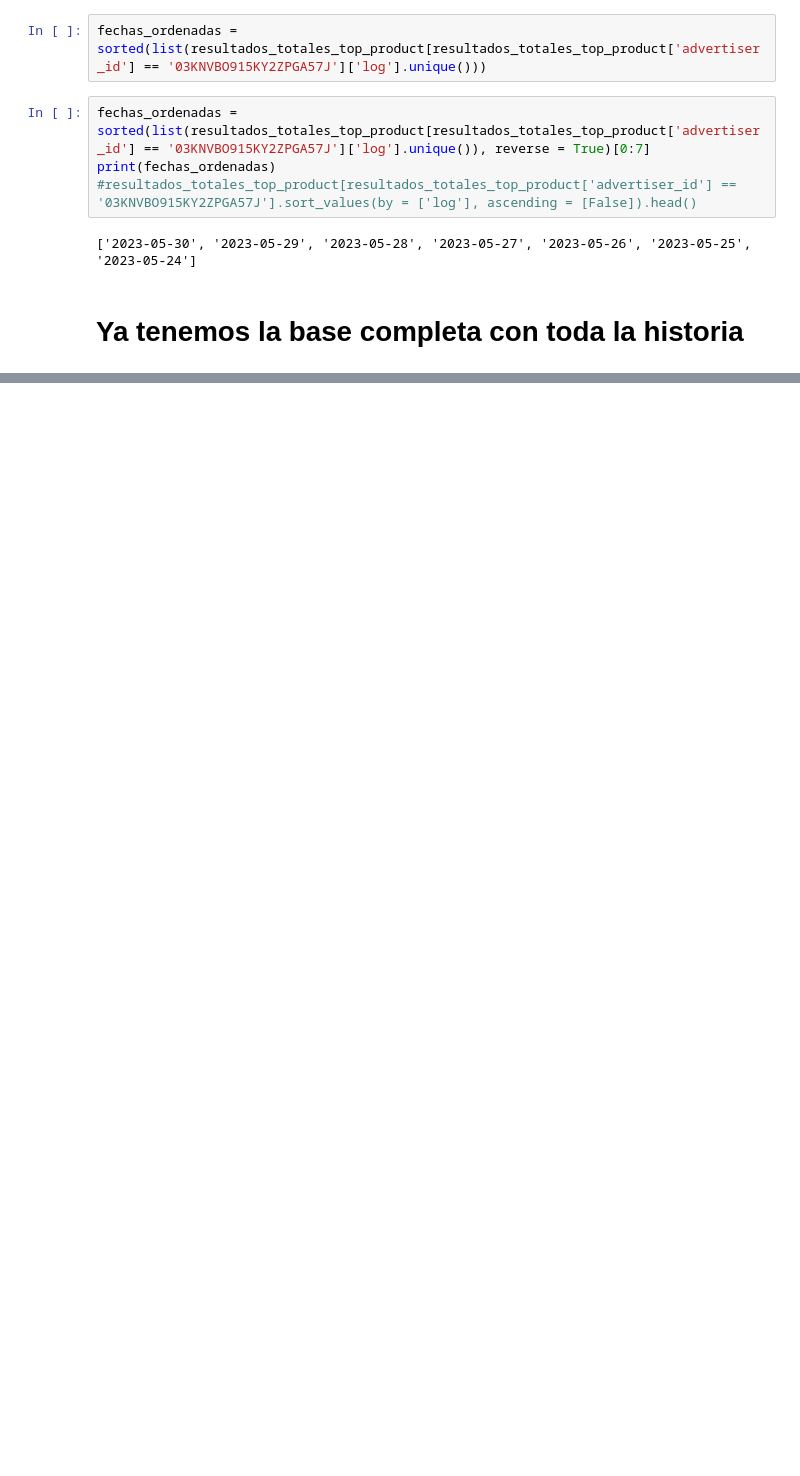
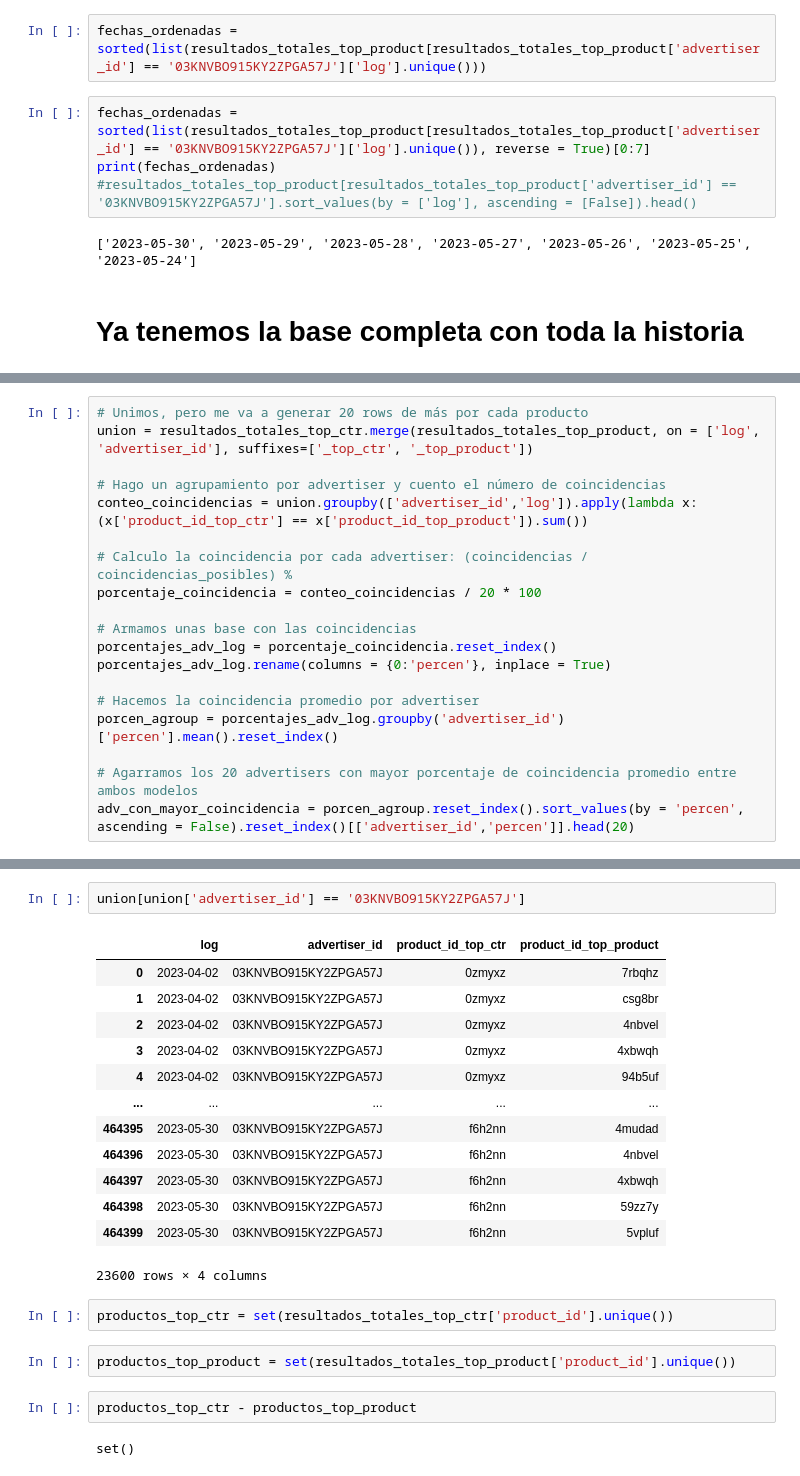
Before and after one commit to ferornat/trabajo_programacion_avanzada, a Jupyter notebook: Fast API/pruebas_sueltas.ipynb, the cells around one changed output, grey strips where cells are left out. Saved outputs shown, nothing was run; the diff lists cells and outputs as text; blank space fills up the shorter version.

```diff
--- a/Fast API/pruebas_sueltas.ipynb
+++ b/Fast API/pruebas_sueltas.ipynb
@@ -230,0 +291,19 @@ filtrado = resultados_adv[resultados_adv['log'].isin([fechas_ordenadas]),]['prod
+# %%
+# Unimos, pero me va a generar 20 rows de más por cada producto
+union = resultados_totales_top_ctr.merge(resultados_totales_top_product, on = ['log', 'advertiser_id'], suffixes=['_top_ctr', '_top_product'])
+
+# Hago un agrupamiento por advertiser y cuento el número de coincidencias
+conteo_coincidencias = union.groupby(['advertiser_id','log']).apply(lambda x: (x['product_id_top_ctr'] == x['product_id_top_product']).sum())
+
+# Calculo la coincidencia por cada advertiser: (coincidencias / coincidencias_posibles) %
+porcentaje_coincidencia = conteo_coincidencias / 20 * 100
+
+# Armamos unas base con las coincidencias
+porcentajes_adv_log = porcentaje_coincidencia.reset_index()
+porcentajes_adv_log.rename(columns = {0:'percen'}, inplace = True)
+
+# Hacemos la coincidencia promedio por advertiser
+porcen_agroup = porcentajes_adv_log.groupby('advertiser_id')['percen'].mean().reset_index()
+
+# Agarramos los 20 advertisers con mayor porcentaje de coincidencia promedio entre ambos modelos
+adv_con_mayor_coincidencia = porcen_agroup.reset_index().sort_values(by = 'percen', ascending = False).reset_index()[['advertiser_id','percen']].head(20)
@@ -230,0 +355,24 @@ filtrado = resultados_adv[resultados_adv['log'].isin([fechas_ordenadas]),]['prod
+# %%
+union[union['advertiser_id'] == '03KNVBO915KY2ZPGA57J']
+# %% [output]
+|  | log | advertiser_id | product_id_top_ctr | product_id_top_product |
+| 0 | 2023-04-02 | 03KNVBO915KY2ZPGA57J | 0zmyxz | 7rbqhz |
+| 1 | 2023-04-02 | 03KNVBO915KY2ZPGA57J | 0zmyxz | csg8br |
+| 2 | 2023-04-02 | 03KNVBO915KY2ZPGA57J | 0zmyxz | 4nbvel |
+| 3 | 2023-04-02 | 03KNVBO915KY2ZPGA57J | 0zmyxz | 4xbwqh |
+| 4 | 2023-04-02 | 03KNVBO915KY2ZPGA57J | 0zmyxz | 94b5uf |
+| ... | ... | ... | ... | ... |
+| 464395 | 2023-05-30 | 03KNVBO915KY2ZPGA57J | f6h2nn | 4mudad |
+| 464396 | 2023-05-30 | 03KNVBO915KY2ZPGA57J | f6h2nn | 4nbvel |
+| 464397 | 2023-05-30 | 03KNVBO915KY2ZPGA57J | f6h2nn | 4xbwqh |
+| 464398 | 2023-05-30 | 03KNVBO915KY2ZPGA57J | f6h2nn | 59zz7y |
+| 464399 | 2023-05-30 | 03KNVBO915KY2ZPGA57J | f6h2nn | 5vpluf |
+23600 rows × 4 columns
+# %%
+productos_top_ctr = set(resultados_totales_top_ctr['product_id'].unique())
+# %%
+productos_top_product = set(resultados_totales_top_product['product_id'].unique())
+# %%
+productos_top_ctr - productos_top_product
+# %% [output]
+set()
```
Also changed, not shown: parts of 36 cells of this notebook, 1 other file.
